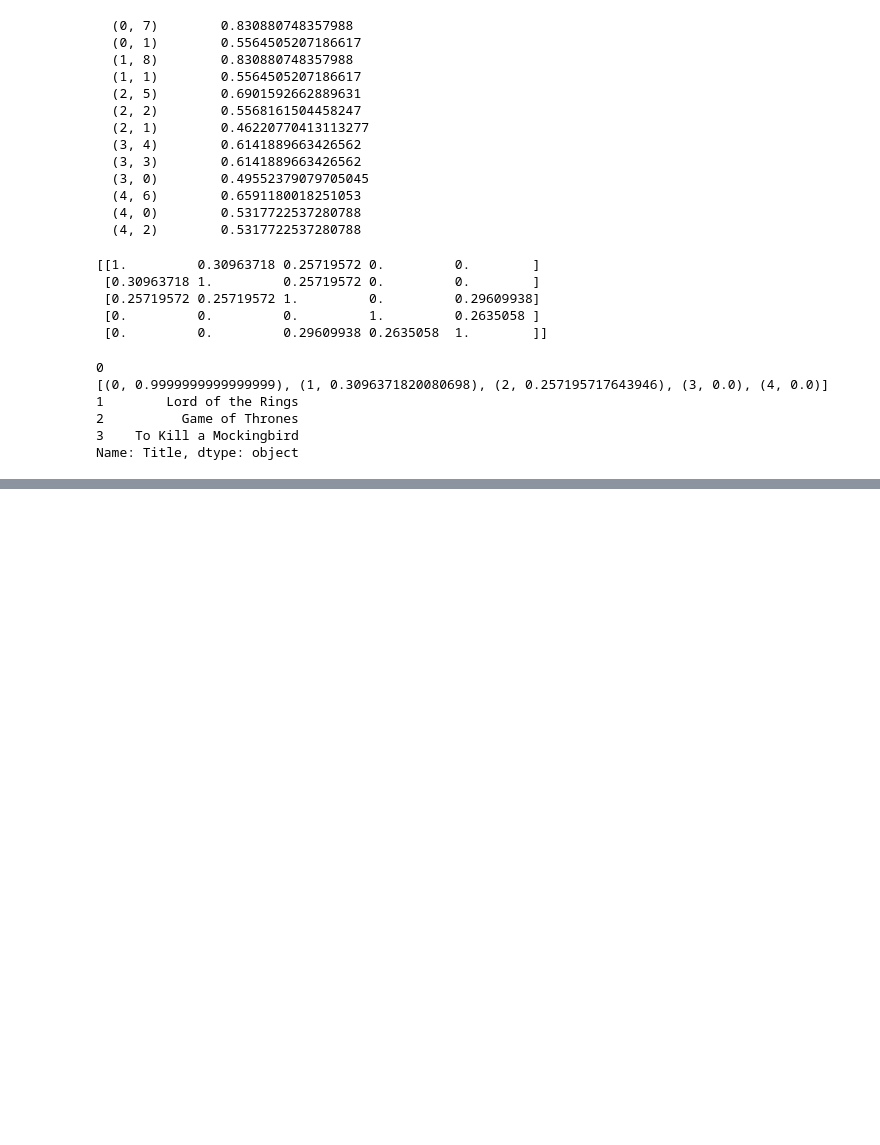
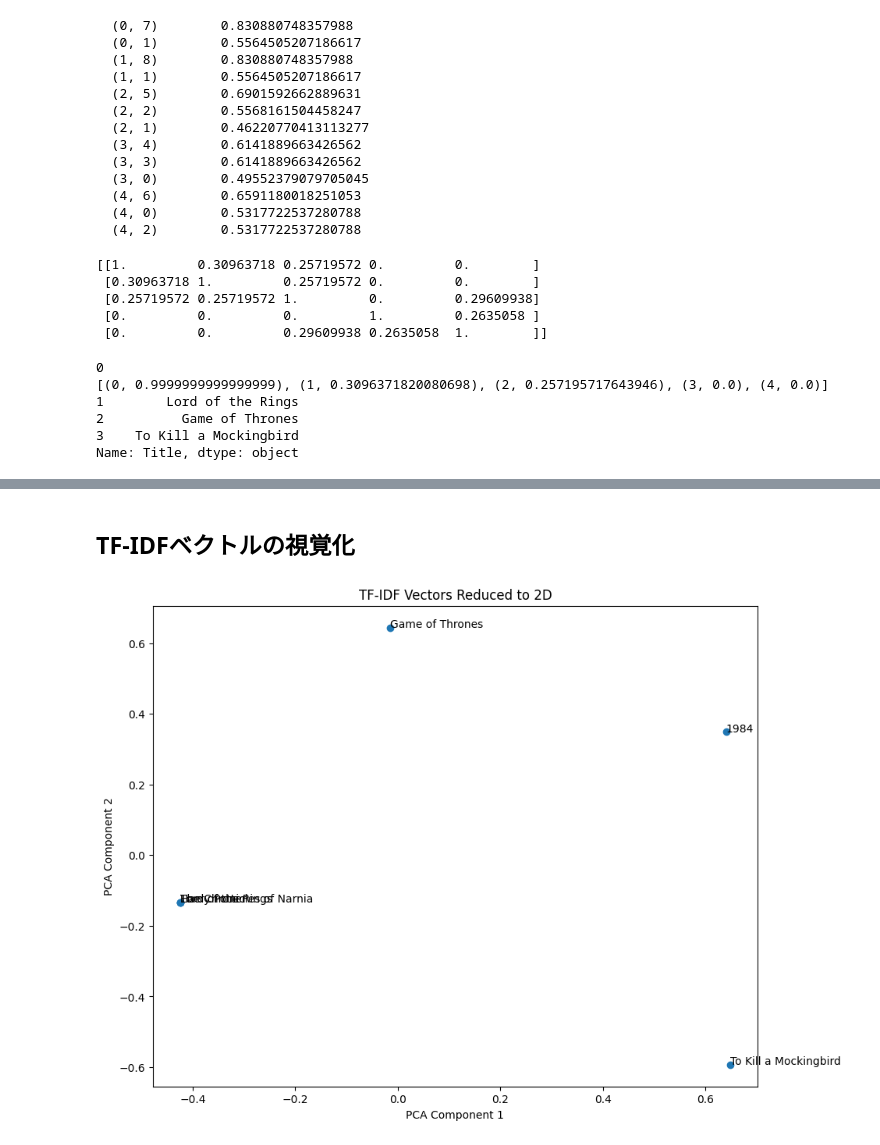
Before and after one commit to junya17/Content-Based-Filtering, a Jupyter notebook: Content_Based_Filtering.ipynb, the cells around one changed output, grey strips where cells are left out. Cells and saved outputs as stored; diff of their text form; code cells hidden in the pictures; blank space fills up the shorter version.

```diff
--- a/Content_Based_Filtering.ipynb
+++ b/Content_Based_Filtering.ipynb
@@ -156,0 +222,5 @@ array([[-0.51799128, -0.21961888],
+# %%
+# 新しい本をデータセットに追加
+new_book = {'BookID': 6, 'Title': 'The Chronicles of Narnia', 'Author': 'C.S. Lewis', 'Genre': 'Fantasy', 'Pages': 768}
+books_df = books_df.append(new_book, ignore_index=True)
+books_df
@@ -156,0 +235,3 @@ array([[-0.51799128, -0.21961888],
+# %%
+# 'Features' 列を更新
+books_df['Features'] = books_df['Genre'] + " " + books_df['Author']
@@ -156,0 +248,3 @@ array([[-0.51799128, -0.21961888],
+# %%
+# TF-IDFベクトルを更新
+tfidf_matrix = tfidf_vectorizer.fit_transform(books_df['Features'])
@@ -156,0 +261,20 @@ array([[-0.51799128, -0.21961888],
+# %% [markdown]
+## TF-IDFベクトルの視覚化
+# %%
+# TF-IDFベクトルを2次元に削減
+pca = PCA(n_components=2)
+reduced_tfidf = pca.fit_transform(tfidf_matrix.toarray())
+reduced_tfidf
+
+# 2次元プロット
+plt.figure(figsize=(10, 8))
+plt.scatter(reduced_tfidf[:, 0], reduced_tfidf[:, 1])
+for i, title in enumerate(books_df['Title']):
+    plt.text(reduced_tfidf[i, 0], reduced_tfidf[i, 1], title)
+
+plt.xlabel('PCA Component 1')
+plt.ylabel('PCA Component 2')
+plt.title('TF-IDF Vectors Reduced to 2D')
+plt.show()
+# %% [output]
+[figure, added]
```
Also changed, not shown: parts of 18 cells of this notebook.
